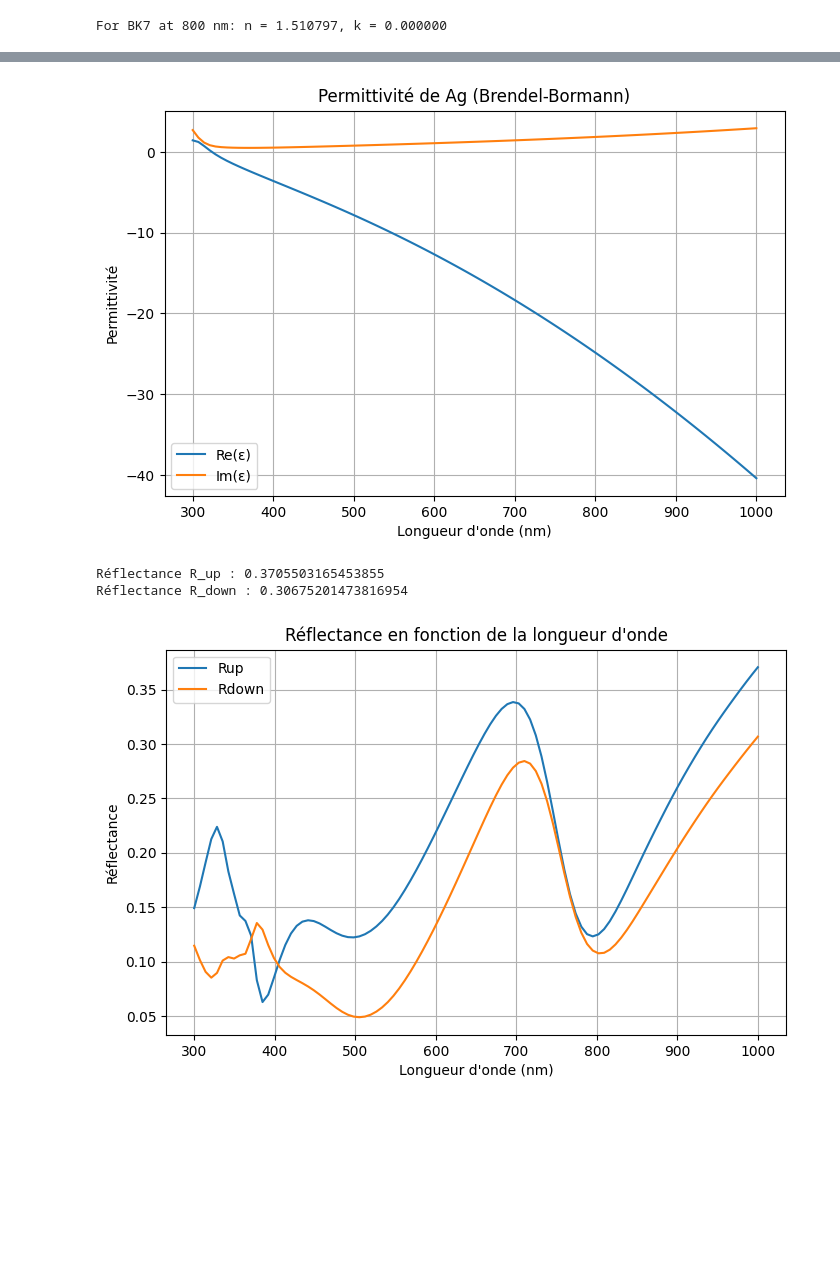
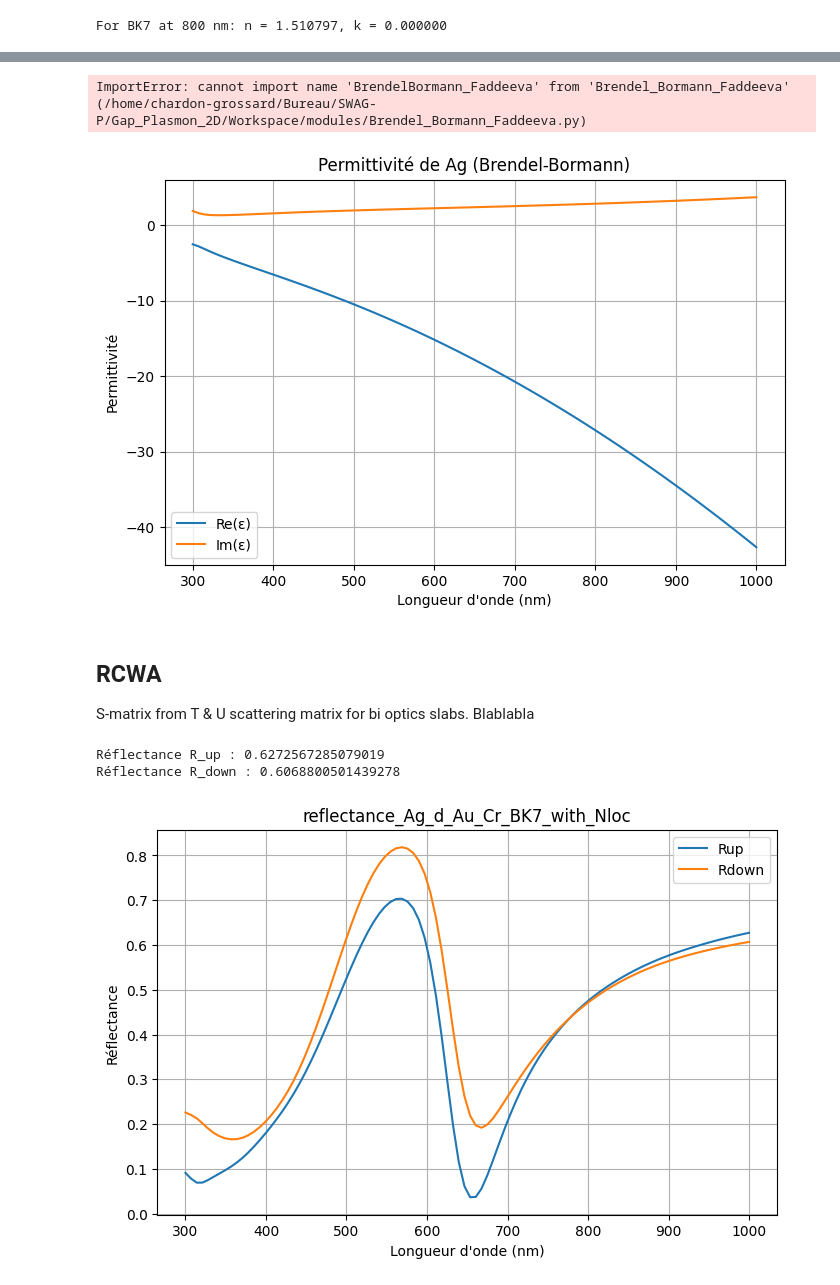
Before and after one commit to Marchombre/SWAG-P, a Jupyter notebook: Gap_Plasmon_2D/Workspace/notebooks/SWAG_Sim.ipynb, the cells around one changed output, grey strips where cells are left out. Cells and saved outputs as stored; diff of their text form; code cells hidden in the pictures; blank space fills up the shorter version.

Commit message:
Taking into account of Faddeeva function into BB function for non locality phenomenon + Figures with and without Nloc + MIM geometries put on Ag_Water_Au_Cr_BK7

```diff
--- a/Gap_Plasmon_2D/Workspace/notebooks/SWAG_Sim.ipynb
+++ b/Gap_Plasmon_2D/Workspace/notebooks/SWAG_Sim.ipynb
@@ -50,20 +53,27 @@ For BK7 at 800 nm: n = 1.510797, k = 0.000000
 # %%
-from Brendel_Bormann import BrendelBormann
+from Brendel_Bormann_Faddeeva import BrendelBormann_Faddeeva
 from MaterialsLoader import load_materials, get_material_params
+import numpy as np
+import matplotlib.pyplot as plt
 
 # Charger le fichier JSON des matériaux
 materials_data = load_materials()
 
-# Sélection du matériau
-selected_material = "Ag"  # Changer selon le besoin
+N = 64  # Paramètre numérique pour la fonction Faddeeva
+
+# Sélection du matériau (ici "Ag" pour l'argent, modifiez selon vos besoins)
+selected_material = "Ag"
 f0, omega_p, Gamma0, f, omega, gamma, sigma = get_material_params(selected_material, materials_data)
 
-# Définir la plage de longueurs d'onde (en nm)
+# Définir la plage de longueurs d'onde en nm
 lambda_range = np.linspace(300, 1000, 100)
-epsilon_selected = np.empty_like(lambda_range, dtype=complex)
+epsilon_selected = np.empty(lambda_range.shape, dtype=complex)
 
+# Calcul de la permittivité pour chaque longueur d'onde
 for idx, wavelength in enumerate(lambda_range):
-    epsilon_selected[idx] = BrendelBormann(wavelength, f0, omega_p, Gamma0, f, omega, gamma, sigma)
+    epsilon_selected[idx] = BrendelBormann_Faddeeva(wavelength, f0, omega_p, Gamma0, f, omega, gamma, sigma, N)
+# %% [output]
+ImportError: cannot import name 'BrendelBormann_Faddeeva' from 'Brendel_Bormann_Faddeeva' (/home/chardon-grossard/Bureau/SWAG-P/Gap_Plasmon_2D/Workspace/modules/Brendel_Bormann_Faddeeva.py)
 # %%
 # Tracé du résultat
 plt.figure(figsize=(8, 5))
@@ -76,7 +86,7 @@ plt.legend()
 plt.grid()
 plt.show()
 # %% [output]
-[figure, old version]
+[figure, new version]
 # %%
 # Charger les paramètres pour les matériaux Ag, Au, Cr, Al et Ni
 f0_Ag, omega_p_Ag, Gamma0_Ag, f_Ag, omega_Ag, gamma_Ag, sigma_Ag = get_material_params("Ag", materials_data)
@@ -121,15 +131,18 @@ n_mod = 50
 # Listes pour stocker les résultats de réflectance
 Rup_values = []
 Rdown_values = []
+# %% [markdown]
+## RCWA
+S-matrix from T & U scattering matrix for bi optics slabs. Blablabla
 # %%
 from Functions_RCWA import cascade, c_bas, c_haut, intermediaire, couche, step, grating, homogene, interface, HErmes
 from Function_reflectance_SWAG import reflectance
 
 for wavelength in lambda_range:
-    # Calculer les permittivités pour chaque matériau avec la fonction BrendelBormann
-    perm_Ag = BrendelBormann(wavelength, f0_Ag, omega_p_Ag, Gamma0_Ag, f_Ag, omega_Ag, gamma_Ag, sigma_Ag)
-    perm_Au = BrendelBormann(wavelength, f0_Au, omega_p_Au, Gamma0_Au, f_Au, omega_Au, gamma_Au, sigma_Au)
-    perm_Cr = BrendelBormann(wavelength ,  f0_Cr, omega_p_Cr, Gamma0_Cr, f_Cr, omega_Cr, gamma_Cr, sigma_Cr)
+    # Calculer les permittivités pour chaque matériau avec la fonction BrendelBormann_Faddeeva
+    perm_Ag = BrendelBormann_Faddeeva(wavelength, f0_Ag, omega_p_Ag, Gamma0_Ag, f_Ag, omega_Ag, gamma_Ag, sigma_Ag, N)
+    perm_Au = BrendelBormann_Faddeeva(wavelength, f0_Au, omega_p_Au, Gamma0_Au, f_Au, omega_Au, gamma_Au, sigma_Au, N)
+    perm_Cr = BrendelBormann_Faddeeva(wavelength ,  f0_Cr, omega_p_Cr, Gamma0_Cr, f_Cr, omega_Cr, gamma_Cr, sigma_Cr, N)
 
     # Mise à jour du dictionnaire des matériaux
     materials["perm_reso"] = perm_Ag
@@ -148,18 +161,19 @@ for wavelength in lambda_range:
 print("Réflectance R_up :", Rup)
 print("Réflectance R_down :", Rdown)
 # %% [output]
-Réflectance R_up : 0.3705503165453855
-Réflectance R_down : 0.30675201473816954
+Réflectance R_up : 0.6272567285079019
+Réflectance R_down : 0.6068800501439278
 # %%
 # Tracé des résultats
 plt.figure(figsize=(8, 5))
 plt.plot(lambda_range, Rup_values, label="Rup")
 plt.plot(lambda_range, Rdown_values, label="Rdown")
 plt.xlabel("Longueur d'onde (nm)")
 plt.ylabel("Réflectance")
-plt.title("Réflectance en fonction de la longueur d'onde")
+plt.title("reflectance_Ag_d_Au_Cr_BK7_with_Nloc")
 plt.legend()
 plt.grid()
+plt.savefig("reflectance_MIM_Ag_dié_Au_Cr_BK7_with_Nloc.png")
 plt.show()
 # %% [output]
-[figure, old version]
+[figure, new version]
```
Also changed, not shown: parts of 4 cells of this notebook, 7 other files.
